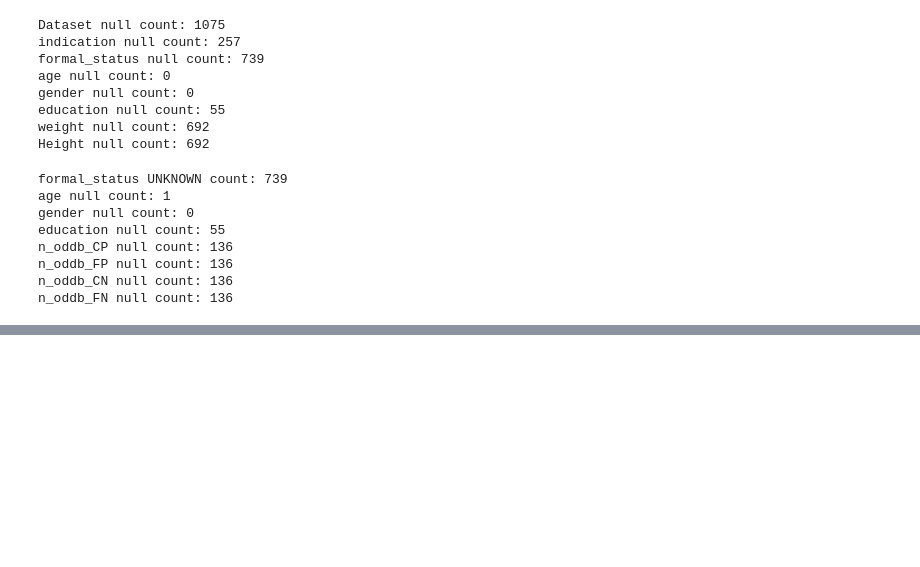
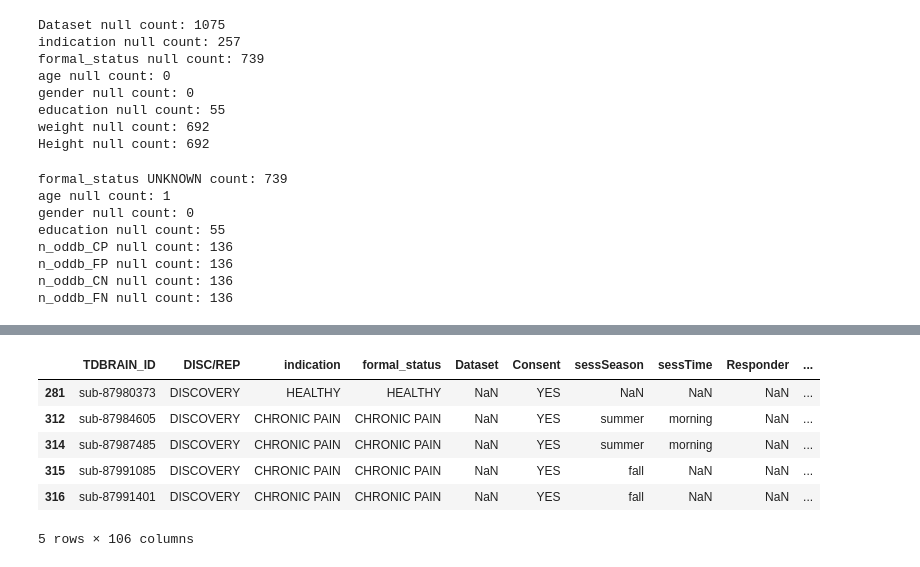
Before and after one commit to Swaraag/neural-privacy-evals, a Jupyter notebook: notebooks/01_tdbrain_eda.ipynb, the cells around one changed output, grey strips where cells are left out. Drawn from its saved outputs; the diff is of its cells as text; code cells hidden in the pictures; blank space fills up the shorter version.

Commit message:
feat: complete basic tdbrain eda; update research log

```diff
--- a/notebooks/01_tdbrain_eda.ipynb
+++ b/notebooks/01_tdbrain_eda.ipynb
@@ -71,6 +58,9 @@ filt_df = part_df[
 print("Subjects after filtering:", len(filt_df))
 
 print("avg_rt_oddb_FP null count after filtering:", filt_df["avg_rt_oddb_FP"].isna().sum())
+
+filt_df = filt_df[filt_df["nrSessions"] == 1]
+print("Subjects after filtering:", len(filt_df))
 # %% [output]
 Subjects after filtering: 375
 avg_rt_oddb_FP null count after filtering: 194
@@ -95,0 +133,10 @@ len(filt_df[filt_df["nrSessions"] > 1])
+# %%
+filt_df.head()
+# %% [output]
+|  | TDBRAIN_ID | DISC/REP | indication | formal_status | Dataset | Consent | sessSeason | sessTime | Responder | ... |
+| 281 | sub-87980373 | DISCOVERY | HEALTHY | HEALTHY | NaN | YES | NaN | NaN | NaN | ... |
+| 312 | sub-87984605 | DISCOVERY | CHRONIC PAIN | CHRONIC PAIN | NaN | YES | summer | morning | NaN | ... |
+| 314 | sub-87987485 | DISCOVERY | CHRONIC PAIN | CHRONIC PAIN | NaN | YES | summer | morning | NaN | ... |
+| 315 | sub-87991085 | DISCOVERY | CHRONIC PAIN | CHRONIC PAIN | NaN | YES | fall | NaN | NaN | ... |
+| 316 | sub-87991401 | DISCOVERY | CHRONIC PAIN | CHRONIC PAIN | NaN | YES | fall | NaN | NaN | ... |
+5 rows × 106 columns
```
Also changed, not shown: parts of 8 cells of this notebook, 1 other file.
